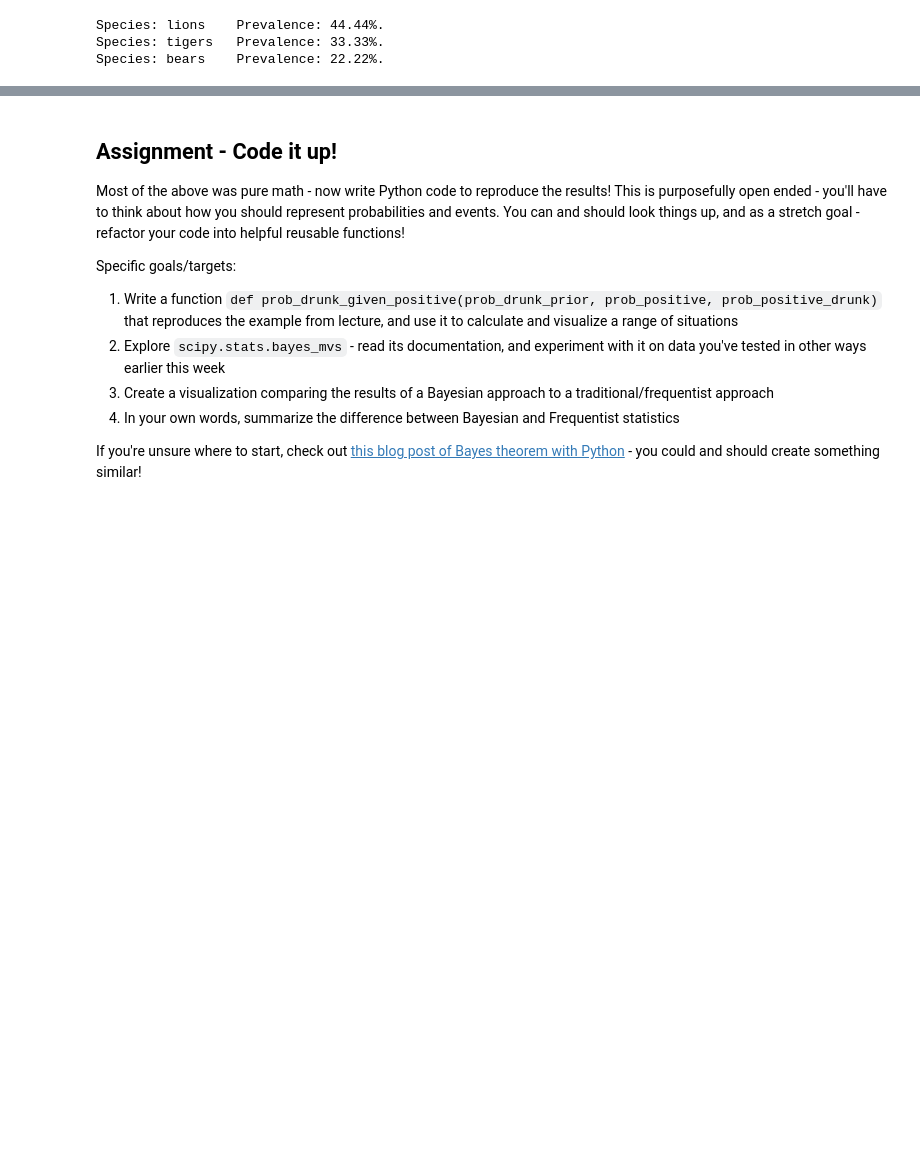
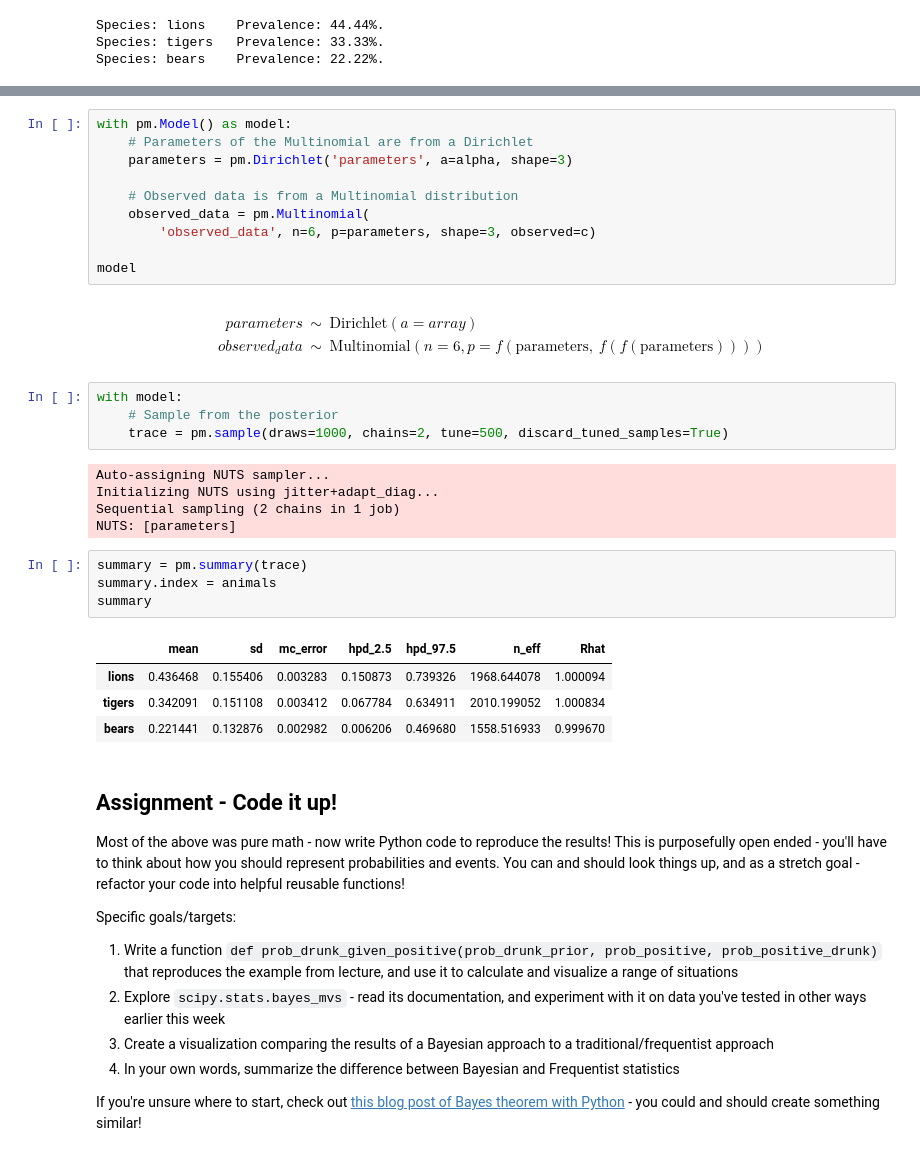
Before and after one commit to adamlutzz/DS-Unit-1-Sprint-3-Statistical-Tests-and-Experiments, a Jupyter notebook: module3-introduction-to-bayesian-inference/LS_DS_133_Introduction_to_Bayesian_Inference.ipynb, the cells around one changed output, grey strips where cells are left out. Saved outputs shown, nothing was run; the diff lists cells and outputs as text; blank space fills up the shorter version.

```diff
--- a/module3-introduction-to-bayesian-inference/LS_DS_133_Introduction_to_Bayesian_Inference.ipynb
+++ b/module3-introduction-to-bayesian-inference/LS_DS_133_Introduction_to_Bayesian_Inference.ipynb
@@ -142,3 +170,37 @@ alpha_list = [np.array([0.1, 0.1, 0.1]),
+# %%
+with pm.Model() as model:
+    # Parameters of the Multinomial are from a Dirichlet
+    parameters = pm.Dirichlet('parameters', a=alpha, shape=3)
+
+    # Observed data is from a Multinomial distribution
+    observed_data = pm.Multinomial(
+        'observed_data', n=6, p=parameters, shape=3, observed=c)
+
+model
+# %% [output]
+$$
+            \begin{array}{rcl}
+            parameters &\sim & \text{Dirichlet}(\mathit{a}=array)\\observed_data &\sim & \text{Multinomial}(\mathit{n}=6, \mathit{p}=f(\text{parameters},~f(f(\text{parameters}))))
+            \end{array}
+            $$
+# %%
+with model:
+    # Sample from the posterior
+    trace = pm.sample(draws=1000, chains=2, tune=500, discard_tuned_samples=True)
+# %% [output]
+Auto-assigning NUTS sampler...
+Initializing NUTS using jitter+adapt_diag...
+Sequential sampling (2 chains in 1 job)
+NUTS: [parameters]
+# %%
+summary = pm.summary(trace)
+summary.index = animals
+summary
+# %% [output]
+|  | mean | sd | mc_error | hpd_2.5 | hpd_97.5 | n_eff | Rhat |
+| lions | 0.436468 | 0.155406 | 0.003283 | 0.150873 | 0.739326 | 1968.644078 | 1.000094 |
+| tigers | 0.342091 | 0.151108 | 0.003412 | 0.067784 | 0.634911 | 2010.199052 | 1.000834 |
+| bears | 0.221441 | 0.132876 | 0.002982 | 0.006206 | 0.469680 | 1558.516933 | 0.999670 |
 # %% [markdown]
 ## Assignment - Code it up!
 
```
Also changed, not shown: parts of 6 cells of this notebook.
